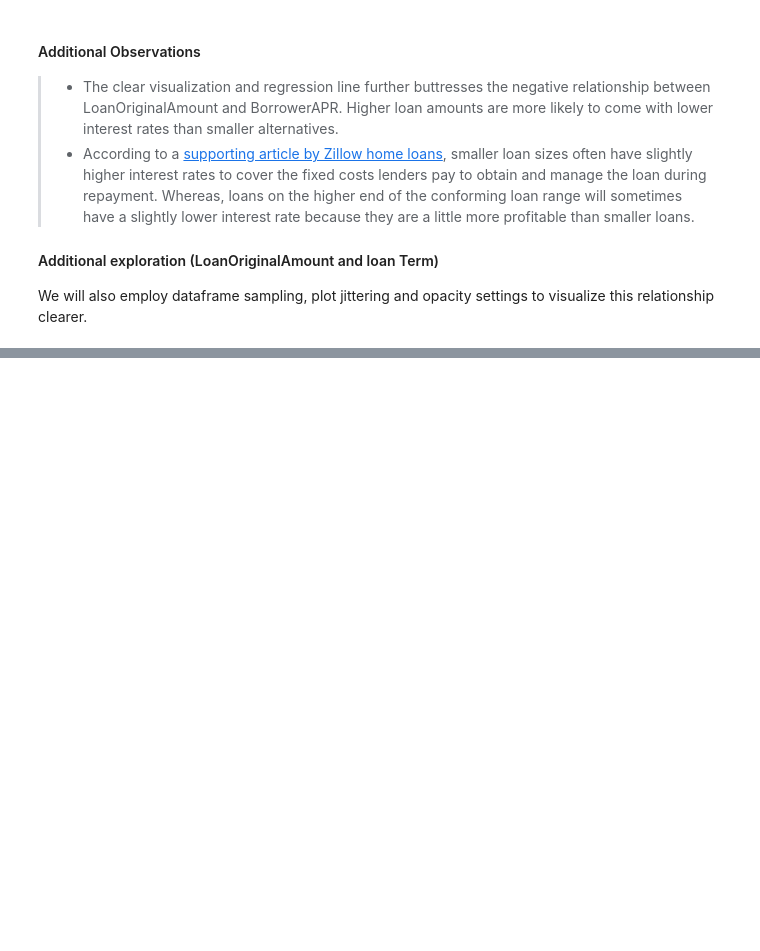
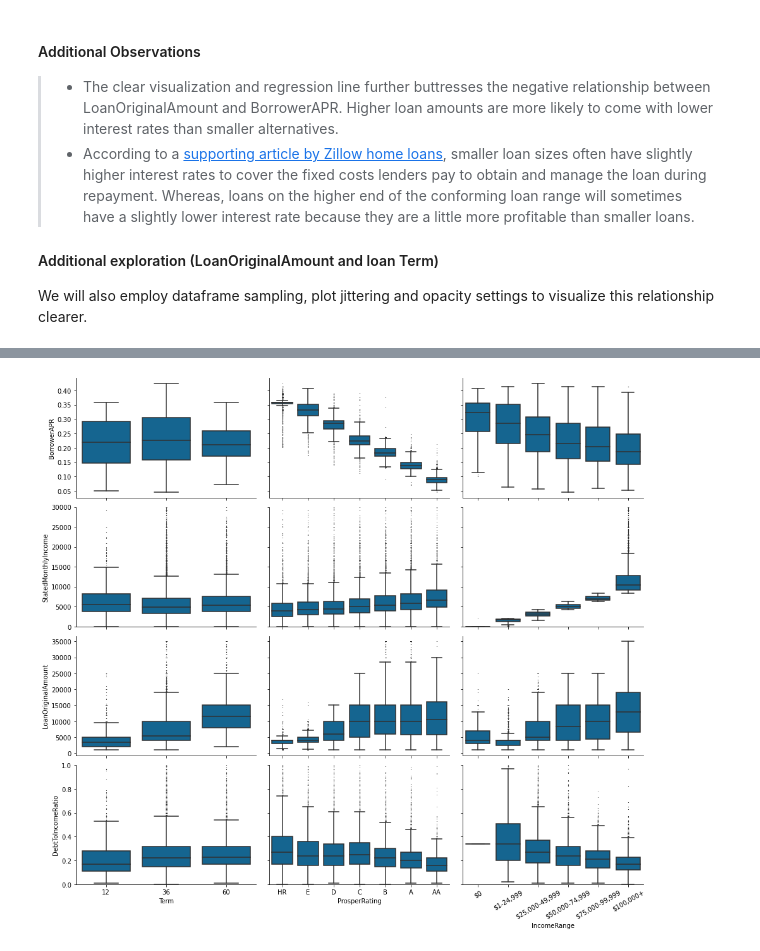
Before and after one commit to Lippins/Prosper-Loan-Data, a Jupyter notebook: exploration.ipynb, the cells around one changed output, grey strips where cells are left out. Drawn from its saved outputs; the diff is of its cells as text; code cells hidden in the pictures; blank space fills up the shorter version.

```diff
--- a/exploration.ipynb
+++ b/exploration.ipynb
@@ -658,0 +665,21 @@ sns.regplot(data=loan_df.sample(2000, random_state=1), x='Term', y='LoanOriginal
+# %%
+# Create a list of columns to plot on each pairgrid axis
+x_cols = ['Term','ProsperRating', 'IncomeRange']
+y_cols = ['BorrowerAPR', 'StatedMonthlyIncome', 'LoanOriginalAmount','DebtToIncomeRatio']
+
+
+# Create a custom PairGrid with column lists specified
+fig = sns.PairGrid(data = loan_df, y_vars = y_cols, x_vars = x_cols, height = 3, aspect=1.5)
+fig.map(sns.boxplot, color=colors[0], fliersize=0.5)
+
+# Limit the y axis of stated monthly income to 0 - 30000
+for ax in fig.axes[1, :]:
+    ax.set_ylim(0, 30000)
+
+# Limit the y axis of debt income ratio to 0 - 1
+for ax in fig.axes[3, :]:
+    ax.set_ylim(0, 1)
+
+plt.xticks(rotation=30);
+# %% [output]
+[figure, added]
```
Also changed, not shown: parts of 16 cells of this notebook.
